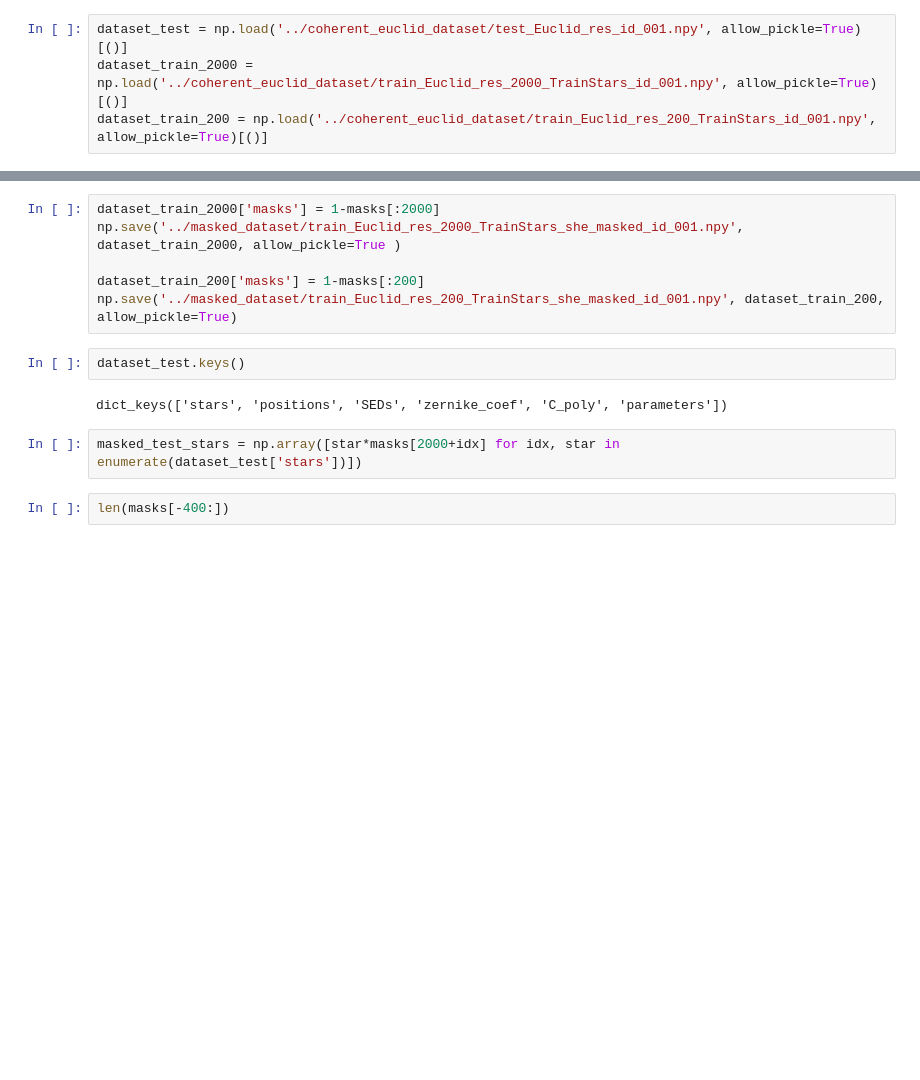
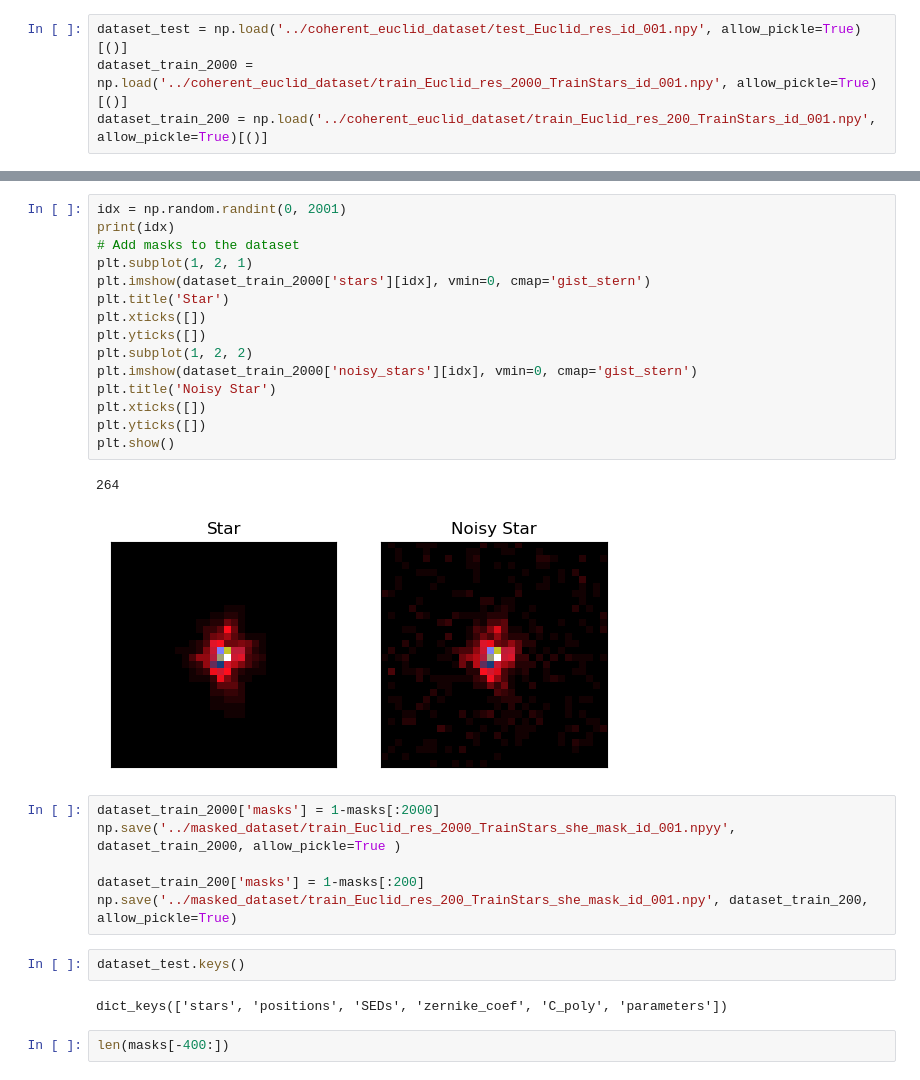
Before and after one commit to CosmoStat/wf-psf, a Jupyter notebook: data/masked_dataset/gen_masked_dataset.ipynb, the cells around one changed output, grey strips where cells are left out. Saved outputs shown, nothing was run; the diff lists cells and outputs as text; blank space fills up the shorter version.

```diff
--- a/data/masked_dataset/gen_masked_dataset.ipynb
+++ b/data/masked_dataset/gen_masked_dataset.ipynb
@@ -77,15 +73,31 @@ plt.show()
+# %%
+idx = np.random.randint(0, 2001)
+print(idx)
+# Add masks to the dataset
+plt.subplot(1, 2, 1)
+plt.imshow(dataset_train_2000['stars'][idx], vmin=0, cmap='gist_stern')
+plt.title('Star')
+plt.xticks([])
+plt.yticks([])
+plt.subplot(1, 2, 2)
+plt.imshow(dataset_train_2000['noisy_stars'][idx], vmin=0, cmap='gist_stern')
+plt.title('Noisy Star')
+plt.xticks([])
+plt.yticks([])
+plt.show()
+# %% [output]
+264
+[figure, added]
 # %%
 dataset_train_2000['masks'] = 1-masks[:2000]
-np.save('../masked_dataset/train_Euclid_res_2000_TrainStars_she_masked_id_001.npy', dataset_train_2000, allow_pickle=True )
+np.save('../masked_dataset/train_Euclid_res_2000_TrainStars_she_mask_id_001.npyy', dataset_train_2000, allow_pickle=True )
 
 dataset_train_200['masks'] = 1-masks[:200]
-np.save('../masked_dataset/train_Euclid_res_200_TrainStars_she_masked_id_001.npy', dataset_train_200, allow_pickle=True)
+np.save('../masked_dataset/train_Euclid_res_200_TrainStars_she_mask_id_001.npy', dataset_train_200, allow_pickle=True)
 # %%
 dataset_test.keys()
 # %% [output]
 dict_keys(['stars', 'positions', 'SEDs', 'zernike_coef', 'C_poly', 'parameters'])
-# %%
-masked_test_stars = np.array([star*masks[2000+idx] for idx, star in enumerate(dataset_test['stars'])])
 # %%
 len(masks[-400:])
 # %% [output]
```
Also changed, not shown: parts of 16 cells of this notebook, 1 other file.
